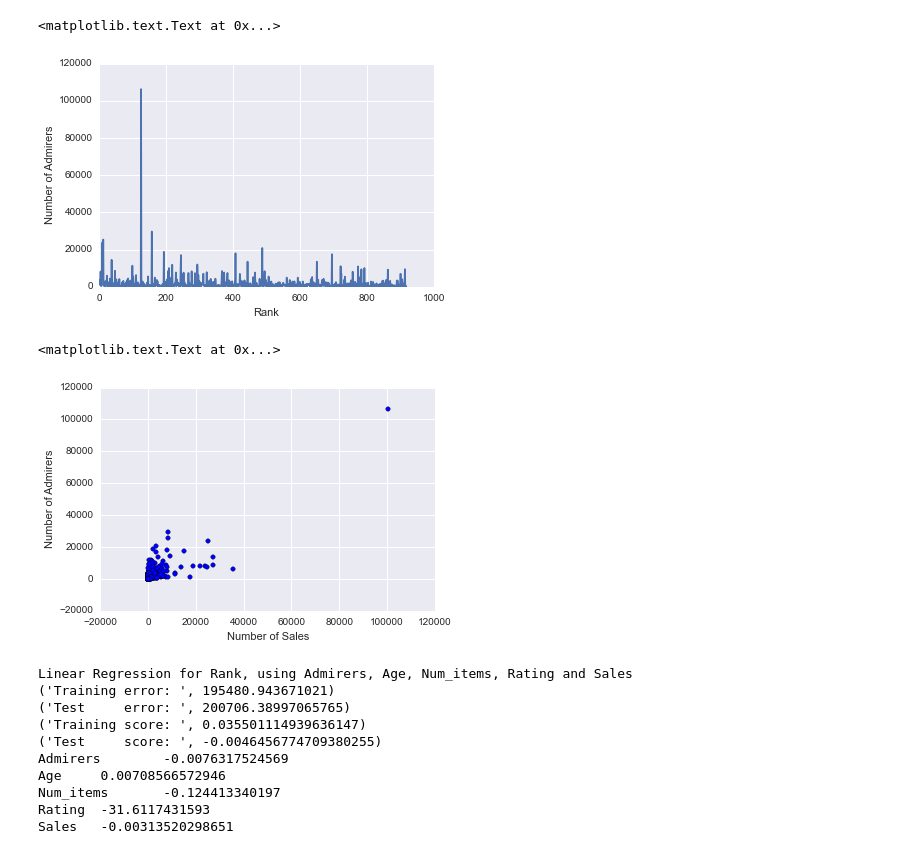
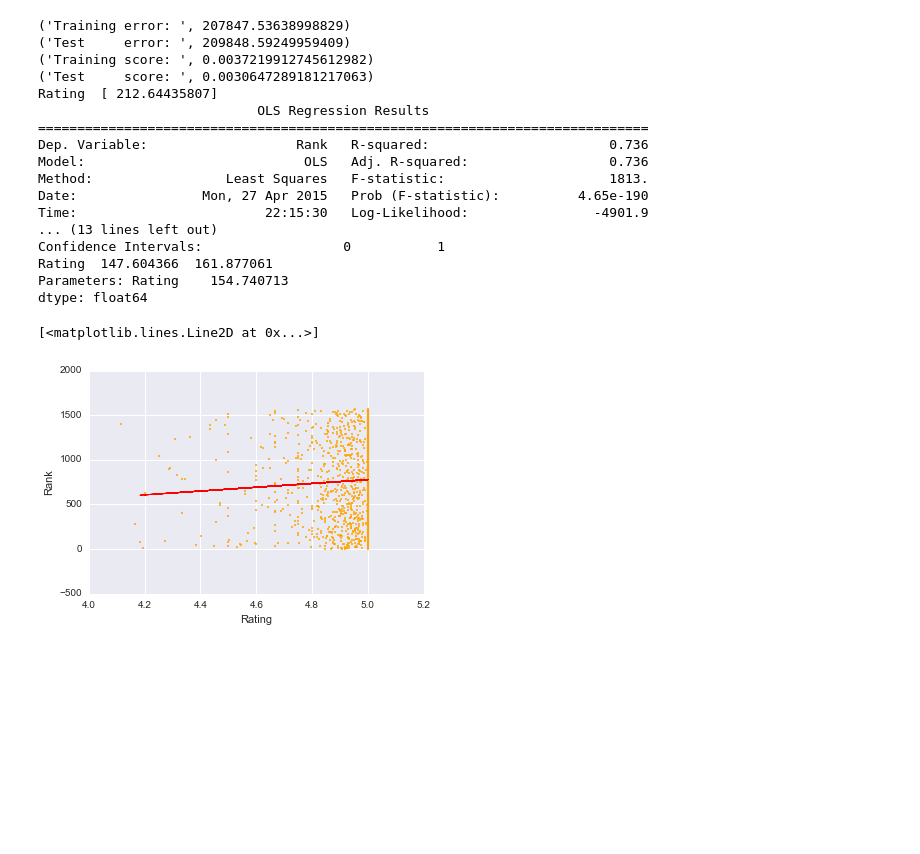
Before and after one commit to taniapapandrea/spring-2015-homeworks, a Jupyter notebook: submissions/Homework-6/6.Etsy-Shops.ipynb, the cells around one changed output. Saved outputs shown, nothing was run; the diff lists cells and outputs as text; code cells hidden in the pictures; blank space fills up the shorter version.

Commit message:
all regressions

```diff
--- a/submissions/Homework-6/6.Etsy-Shops.ipynb
+++ b/submissions/Homework-6/6.Etsy-Shops.ipynb
@@ -139,61 +103,70 @@ plt.ylabel('Number of Sales')
-# %%
-admirers = [x for x in df.Admirers if x>100]
-plt.plot(admirers)
-plt.xlabel('Rank')
-plt.ylabel('Number of Admirers')
-# %% [output]
-<matplotlib.text.Text at 0x...>
-[figure, removed]
-# %%
-sales = [x for x in df.Sales]
-admirers = [x for x in df.Admirers]
-plt.scatter(sales, admirers)
-plt.xlabel('Number of Sales')
-plt.ylabel('Number of Admirers')
-# %% [output]
-<matplotlib.text.Text at 0x...>
-[figure, removed]
 # %%
+filtered = df[df.Rating>4]
+X = filtered.Rating
+Y = filtered.Rank
+plt.scatter(X, Y, s=3, color='orange')
+plt.xlabel('Rating')
+plt.ylabel('Rank')
+
 #Linear Regression for Rank
-r = df.drop(['Gift_card', 'Location', 'Name', 'Num_reviews', 'Num_sections'], axis=1)
+r = filtered.copy()
 r['rand'] = [np.random.rand() for i in range(len(r))]
 r = r.sort('rand')
 r = r.drop('rand', 1)
 r = r.convert_objects(convert_numeric=True)
 
 test = r.head(len(r)/2).replace(-1, 0)
 train = r.tail(len(r)/2).replace(-1,0)
 
-y_train = train.index
-y_test = test.index
+y_train = train[['Rank']]
+y_test = test[['Rank']]
 
-x_train = train[['Admirers', 'Age', 'Num_items', 'Rating', 'Sales']]
-x_test = test[['Admirers', 'Age', 'Num_items', 'Rating', 'Sales']]
+x_train = train[['Rating']]
+x_test = test[['Rating']]
 
 #LINEAR REGRESSION
 regr = linear_model.LinearRegression()
 regr.fit(x_train, y_train)
 
 print("Training error: ", metrics.mean_squared_error(regr.predict(x_train),y_train))
 print("Test     error: ", metrics.mean_squared_error(regr.predict(x_test),y_test))
 
 train_score = regr.score(x_train,y_train)
 test_score = regr.score(x_test,y_test)
 print("Training score: ", train_score)
 print("Test     score: ", test_score)
 
-features = ['Admirers', 'Age', 'Num_items', 'Rating', 'Sales']
+features = ['Rating']
 coefficients = regr.coef_
 for i in range(len(coefficients)):
     print features[i],"\t",coefficients[i]
+
+#OLS REGRESSION
+model = sm.OLS(y_train, x_train)
+results = model.fit()
+print results.summary()
+print "Confidence Intervals:", results.conf_int()
+print "Parameters:", results.params
+
+plt.plot(x_test, regr.predict(x_test), color='red',
+         linewidth=1)
 # %% [output]
-Linear Regression for Rank, using Admirers, Age, Num_items, Rating and Sales
-('Training error: ', 195480.943671021)
-('Test     error: ', 200706.38997065765)
-('Training score: ', 0.035501114939636147)
-('Test     score: ', -0.0046456774709380255)
-Admirers        -0.0076317524569
-Age     0.00708566572946
-Num_items       -0.124413340197
-Rating  -31.6117431593
-Sales   -0.00313520298651
+('Training error: ', 207847.53638998829)
+('Test     error: ', 209848.59249959409)
+('Training score: ', 0.0037219912745612982)
+('Test     score: ', 0.0030647289181217063)
+Rating  [ 212.64435807]
+                            OLS Regression Results
+==============================================================================
+Dep. Variable:                   Rank   R-squared:                       0.736
+Model:                            OLS   Adj. R-squared:                  0.736
+Method:                 Least Squares   F-statistic:                     1813.
+Date:                Mon, 27 Apr 2015   Prob (F-statistic):          4.65e-190
+Time:                        22:15:30   Log-Likelihood:                -4901.9
+... (13 lines left out)
+Confidence Intervals:                  0           1
+Rating  147.604366  161.877061
+Parameters: Rating    154.740713
+dtype: float64
+[<matplotlib.lines.Line2D at 0x...>]
+[figure, added]
```
Also changed, not shown: parts of 18 cells of this notebook.
